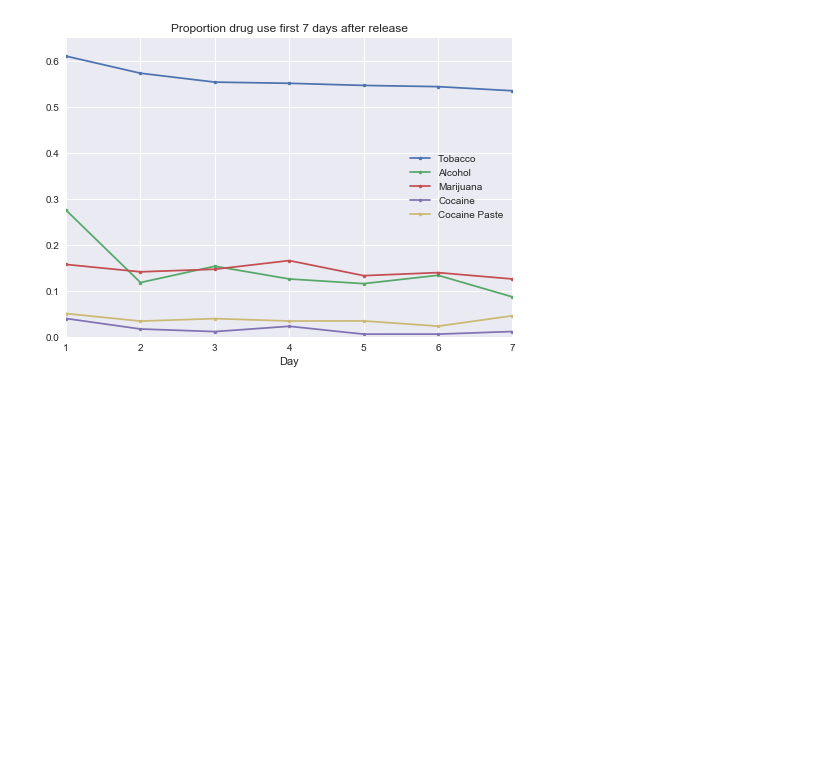
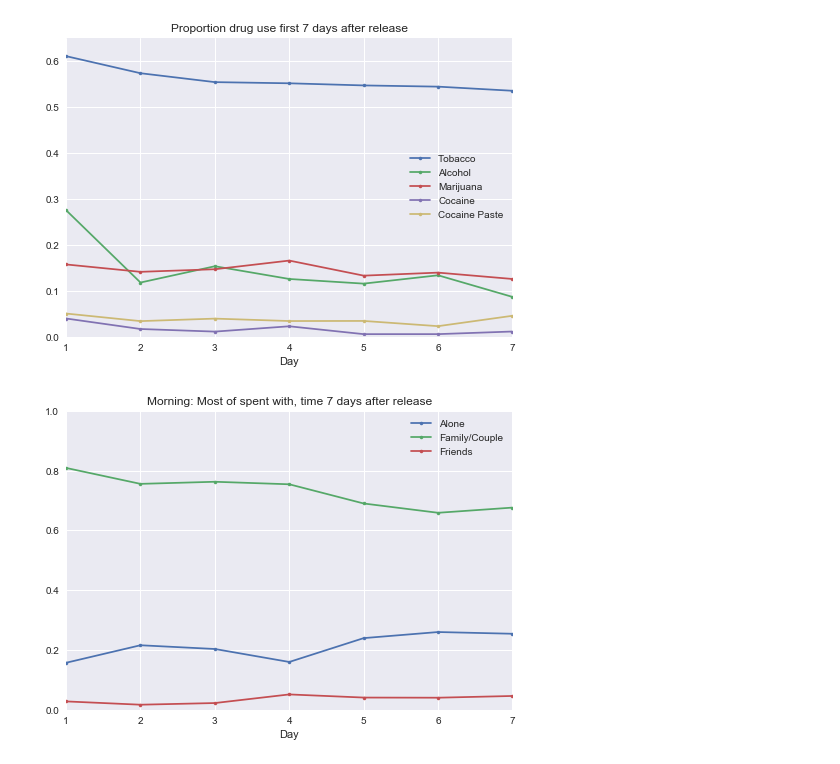
Before and after one commit to sdaza/reentry-chile, a Jupyter notebook: reports/exploring_first_week.ipynb, the cells around one changed output. Drawn from its saved outputs; the diff is of its cells as text; code cells hidden in the pictures; blank space fills up the shorter version.

```diff
--- a/reports/exploring_first_week.ipynb
+++ b/reports/exploring_first_week.ipynb
@@ -219,9 +219,12 @@ plt.title('Distribution mental score');
 # %%
 # function to create average plots
 def create_plot_day(data, variables, labels, toreplace, title, ylim):
-    for i in variables:
-        vars = [i + str(j) for j in range(1,8)]
-        temp = fw.loc[:,vars].apply(lambda v : v.replace(toreplace), axis='columns')
+    for i, val in enumerate(variables):
+        vars = [val + str(j) for j in range(1,8)]
+        if isinstance(toreplace, list):
+            temp = fw.loc[:,vars].apply(lambda v : v.replace(toreplace[i]), axis='columns')
+        else:
+             temp = fw.loc[:,vars].apply(lambda v : v.replace(toreplace), axis='columns')
         temp.columns = [1,2,3,4,5,6,7]
         temp.mean().plot(style='.-')
     plt.title(title)
@@ -249,3 +252,14 @@ ylim = [0,0.65]
 plot = create_plot_day(data=fw, variables = variables, labels = labels, toreplace = toreplace, title = title, ylim = ylim)
 # %% [output]
 [figure]
+# %%
+# company
+variables = ['p18_b_dia', 'p18_b_dia', 'p18_b_dia']
+labels = ['Alone', 'Family/Couple', 'Friends']
+toreplace = [{0:1, 1:0, 2:0, 3:0, 4:0, -8:np.nan, -9: np.nan}, {0:0, 1:1, 2:0, 3:1, 4:0, -8:np.nan, -9: np.nan},
+             {0:0, 1:0, 2:1, 3:0, 4:0, -8:np.nan, -9: np.nan}]
+title = 'Morning: Most of spent with, time 7 days after release'
+ylim = [0,1]
+plot = create_plot_day(data=fw, variables = variables, labels = labels, toreplace = toreplace, title = title, ylim = ylim)
+# %% [output]
+[figure, added]
```
Also changed, not shown: parts of 6 cells of this notebook.
